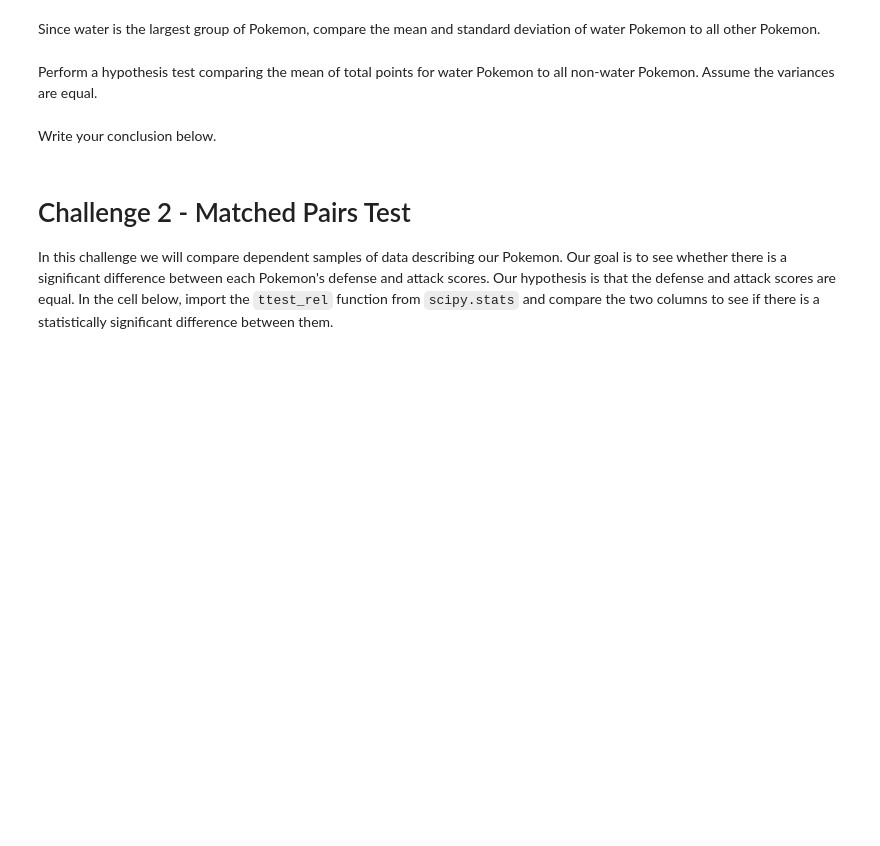
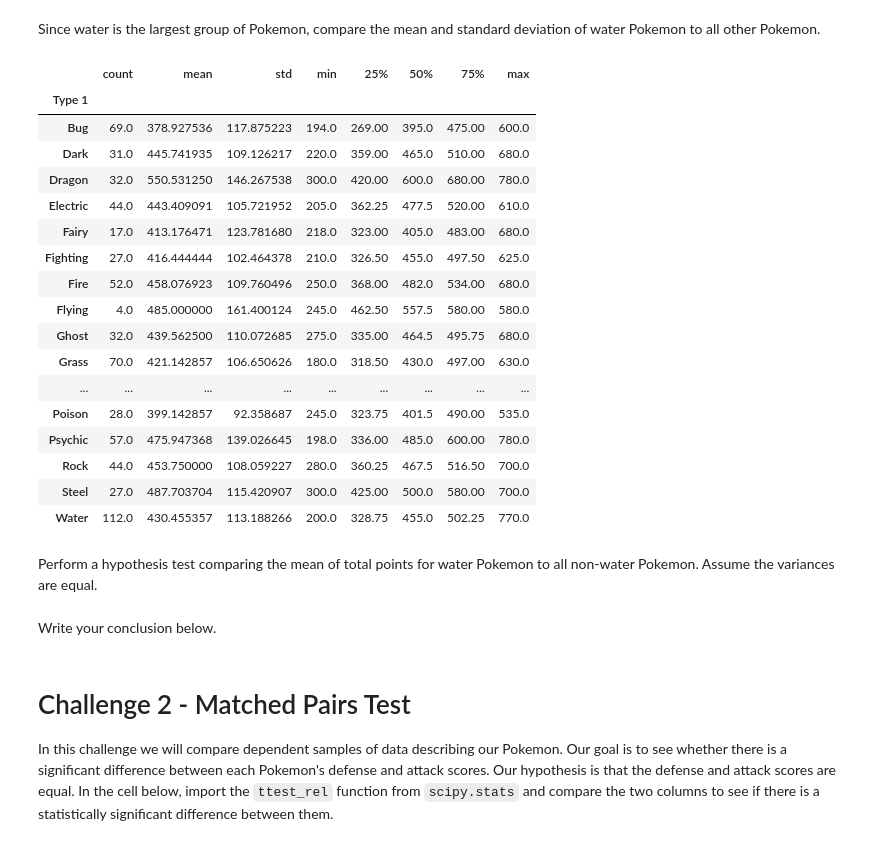
Before and after one commit to Ironhack-Data-Madrid-Octubre-2023/6.3-lab_two_sample_hypothesis_test, a Jupyter notebook: your-code/main.ipynb, the cells around one changed output. Cells and saved outputs as stored; diff of their text form; code cells hidden in the pictures; blank space fills up the shorter version.

```diff
--- a/your-code/main.ipynb
+++ b/your-code/main.ipynb
@@ -48,0 +225,22 @@ Since water is the largest group of Pokemon, compare the mean and standard devia
+# %%
+poke_describe = pokemon.groupby('Type 1')['Total']
+poke_describe.describe()
+# %% [output]
+|  | count | mean | std | min | 25% | 50% | 75% | max |
+| Type 1 |  |  |  |  |  |  |  |  |
+| Bug | 69.0 | 378.927536 | 117.875223 | 194.0 | 269.00 | 395.0 | 475.00 | 600.0 |
+| Dark | 31.0 | 445.741935 | 109.126217 | 220.0 | 359.00 | 465.0 | 510.00 | 680.0 |
+| Dragon | 32.0 | 550.531250 | 146.267538 | 300.0 | 420.00 | 600.0 | 680.00 | 780.0 |
+| Electric | 44.0 | 443.409091 | 105.721952 | 205.0 | 362.25 | 477.5 | 520.00 | 610.0 |
+| Fairy | 17.0 | 413.176471 | 123.781680 | 218.0 | 323.00 | 405.0 | 483.00 | 680.0 |
+| Fighting | 27.0 | 416.444444 | 102.464378 | 210.0 | 326.50 | 455.0 | 497.50 | 625.0 |
+| Fire | 52.0 | 458.076923 | 109.760496 | 250.0 | 368.00 | 482.0 | 534.00 | 680.0 |
+| Flying | 4.0 | 485.000000 | 161.400124 | 245.0 | 462.50 | 557.5 | 580.00 | 580.0 |
+| Ghost | 32.0 | 439.562500 | 110.072685 | 275.0 | 335.00 | 464.5 | 495.75 | 680.0 |
+| Grass | 70.0 | 421.142857 | 106.650626 | 180.0 | 318.50 | 430.0 | 497.00 | 630.0 |
+| ... | ... | ... | ... | ... | ... | ... | ... | ... |
+| Poison | 28.0 | 399.142857 | 92.358687 | 245.0 | 323.75 | 401.5 | 490.00 | 535.0 |
+| Psychic | 57.0 | 475.947368 | 139.026645 | 198.0 | 336.00 | 485.0 | 600.00 | 780.0 |
+| Rock | 44.0 | 453.750000 | 108.059227 | 280.0 | 360.25 | 467.5 | 516.50 | 700.0 |
+| Steel | 27.0 | 487.703704 | 115.420907 | 300.0 | 425.00 | 500.0 | 580.00 | 700.0 |
+| Water | 112.0 | 430.455357 | 113.188266 | 200.0 | 328.75 | 455.0 | 502.25 | 770.0 |
```
Also changed, not shown: parts of 29 cells of this notebook.
